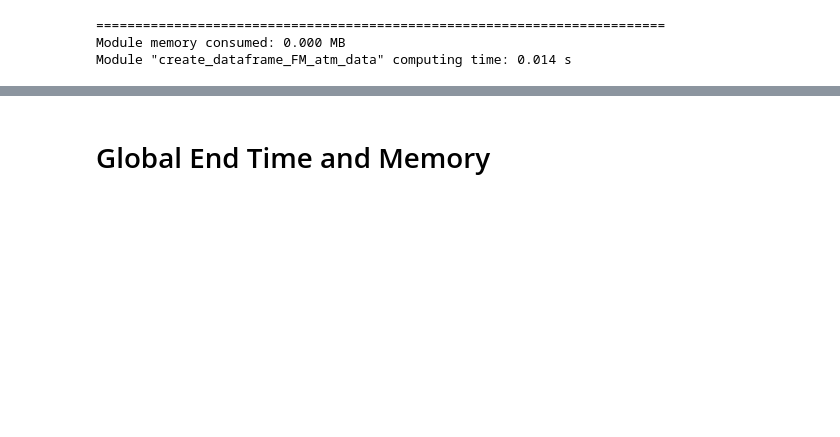
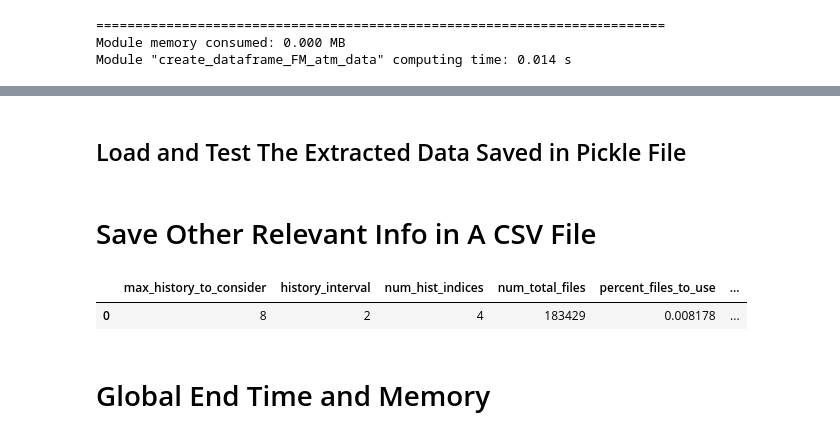
Before and after one commit to LLNL/MLAP, a Jupyter notebook: SJSU_Data_Proc/Extract_DFM_Reanalysis_Data.ipynb, the cells around one changed output, grey strips where cells are left out. Drawn from its saved outputs; the diff is of its cells as text; code cells hidden in the pictures; blank space fills up the shorter version.

Commit message:
Update script to save extracted data and relevant info

```diff
--- a/SJSU_Data_Proc/Extract_DFM_Reanalysis_Data.ipynb
+++ b/SJSU_Data_Proc/Extract_DFM_Reanalysis_Data.ipynb
@@ -600,0 +609,2 @@ Module "create_dataframe_FM_atm_data" computing time: 0.014 s
+# %% [markdown]
+## Load and Test The Extracted Data Saved in Pickle File
@@ -601,3 +614,28 @@ Module "create_dataframe_FM_atm_data" computing time: 0.014 s
+# %% [markdown]
+# Save Other Relevant Info in A CSV File
+# %%
+data_for_csv = { 'max_history_to_consider':    [max_history_to_consider],
+                 'history_interval':           [history_interval],
+                 'num_hist_indices':           [len(history_file_indices[0])],
+                 'num_total_files':            [len(data_files_list)],
+                 'percent_files_to_use':       [percent_files_to_use],
+                 'num_sampled_times':          [grid_indices_selected.shape[0]],
+                 'num_data_files_to_read':     [len(data_files_to_read)],
+                 'num_grid_points_sn':         [grid_indices_all.shape[0]],
+                 'num_grid_points_we':         [grid_indices_all.shape[1]],
+                 'num_total_grid_points':      [len(grid_indices_all_flat)],
+                 'num_valid_grid_points':      [len(grid_indices_valid_flat)],
+                 'percent_grid_points_to_use': [percent_grid_points_to_use],
+                 'num_sampled_grid_points':    [grid_indices_selected.shape[1]],
+                 'num_data_points':            [len(df)]
+}
+tabulated_data = pd.DataFrame(data_for_csv)
+tabulated_data.to_csv(os.path.join(extracted_data_loc, tab_data_file_name), index = False)
+# %%
+tabulated_data
+# %% [output]
+|  | max_history_to_consider | history_interval | num_hist_indices | num_total_files | percent_files_to_use | ... |
+| 0 | 8 | 2 | 4 | 183429 | 0.008178 | ... |
 # %% [markdown]
 # Global End Time and Memory
 # %%
```
Also changed, not shown: parts of 29 cells of this notebook.
